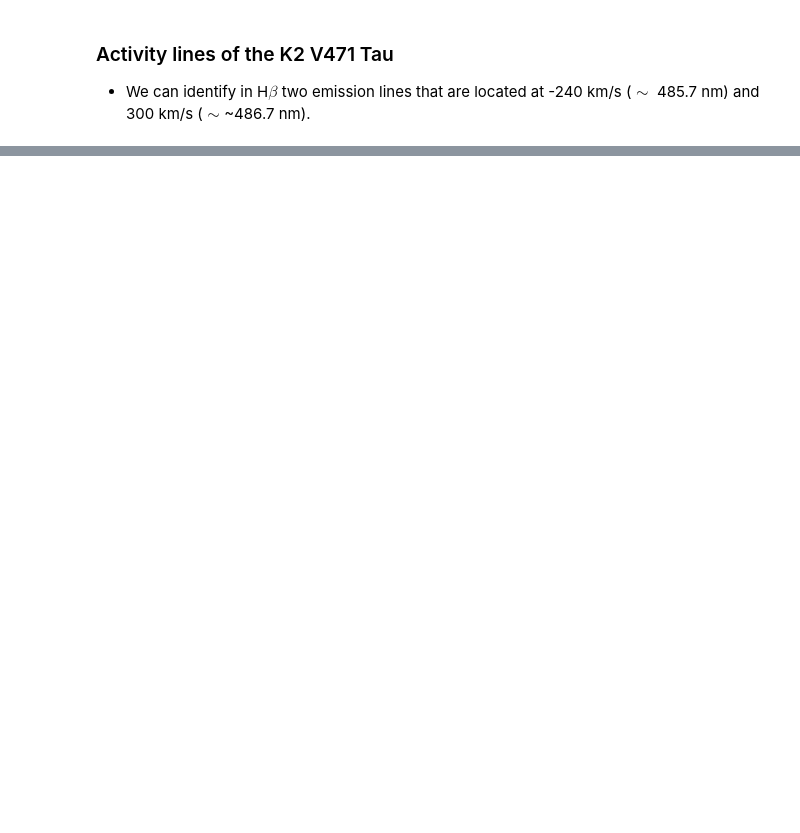
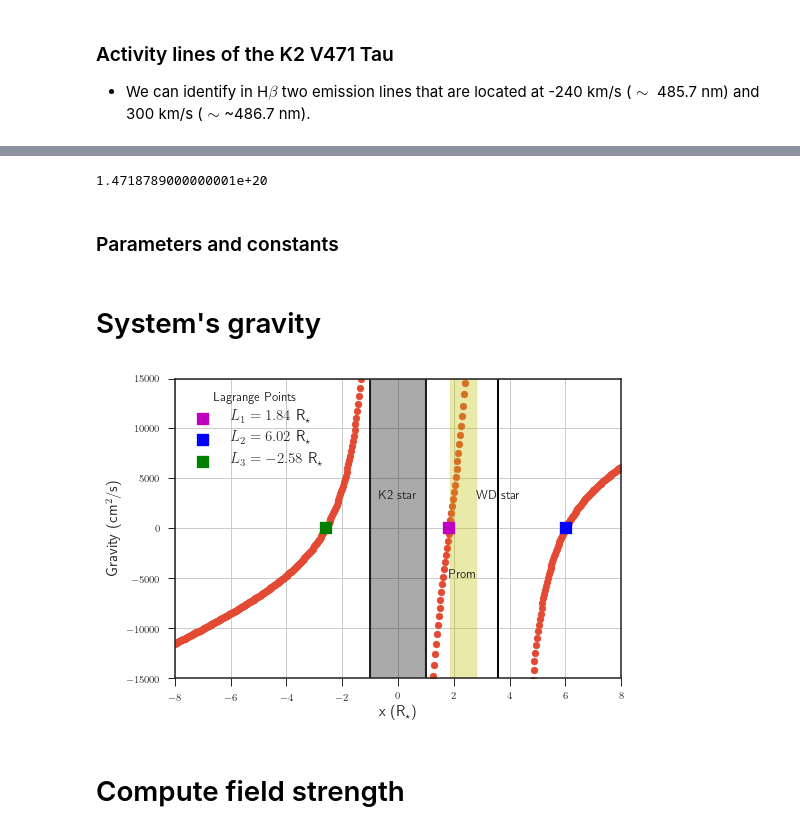
Before and after one commit to bzaire/Reports, a Jupyter notebook: ActivityLines.ipynb, the cells around one changed output, grey strips where cells are left out. Saved outputs shown, nothing was run; the diff lists cells and outputs as text; code cells hidden in the pictures; blank space fills up the shorter version.

Commit message:
fixed error in gravity

```diff
--- a/ActivityLines.ipynb
+++ b/ActivityLines.ipynb
@@ -237,0 +28,6 @@ MS = (CM + Dprom)/(Dprom - CM)
+# %%
+47.70*3.0857e18
+# %% [output]
+1.4718789000000001e+20
+# %% [markdown]
+### Parameters and constants
@@ -237,0 +90,71 @@ MS = (CM + Dprom)/(Dprom - CM)
+# %% [markdown]
+# System's gravity
+# %%
+def grav(x):
+    # Define local gravity
+    return - G*Mk2/x**2*x/N.abs(x) + G*Mwd/(Dwd - x)**2*(Dwd - x)/N.abs(Dwd - x) + Omega**2*(x - Dcm)
+
+
+
+
+#####
+xtmp = N.linspace(-8*Rk2,8*Rk2, 500)
+cond = N.bitwise_and(N.abs(xtmp) > Rk2, N.abs(xtmp - Dwd) > Rwd)
+x = xtmp[cond]
+### Gravity
+y = grav(x)
+
+### Plot
+P.style.use(['seaborn-white', 'seaborn-paper', 'seaborn-ticks'])
+
+fig = P.figure(dpi=90)
+
+# K2
+P.scatter(x/Rk2, (y))
+P.plot(N.ones(10), N.linspace(-1e5,1.e5, 10), 'k')
+P.plot(-N.ones(10), N.linspace(-1.e5,1.e5, 10), 'k')
+P.fill_between(xtmp[N.abs(xtmp) <= Rk2]/Rk2, -1.e5,1.e5, color='k', alpha=1./3)
+
+# WD
+P.plot((Dwd+Rwd)*N.ones(10)/Rk2, N.linspace(-1.e5,1.e5, 10), 'k')
+P.plot((Dwd-Rwd)*N.ones(10)/Rk2, N.linspace(-1.e5,1.e5, 10), 'k')
+
+# Prominence
+P.fill_between(xtmp[N.abs(xtmp - Dprom) <= l]/Rk2, -1.e5,1.e5, color='y', alpha=1./3)
+
+
+
+# L1 point
+Dl1 = 1.84*Rk2     # in cm; distance fo the L1 point to the centre of the K2 star
+P.scatter(Dl1/Rk2, 0, marker='s', s=100, color='m', label=r'$L_1 = 1.84$ R$_\star$')
+
+
+# L2 point
+Dl2 = 6.02*Rk2    # in cm; distance fo the L2 point to the centre of the K2 star
+P.scatter(Dl2/Rk2, 0, marker='s', s=100, color='b', label=r'$L_2 = 6.02$ R$_\star$')
+
+
+# L3 point
+Dl3 = -2.58*Rk2    # in cm; distance fo the L3 point to the centre of the K2 star
+P.scatter(Dl3/Rk2, 0, marker='s', s=100, color='g', label=r'$L_3 = -2.58$ R$_\star$')
+
+
+P.text(0, 3.e3, 'K2 star', ha='center')
+P.text(Dwd/Rk2, 3.e3, 'WD star', ha='center')
+P.text(Dprom/Rk2, -5000, 'Prom', ha='center')
+
+
+P.xlabel(r'x (R$_\star$)',fontsize='large')
+P.ylabel(r'Gravity (cm$^2$/s)',fontsize='large')
+
+P.legend(title='Lagrange Points', loc='upper left', fontsize='large')
+
+#P.ylim((1.e2,1.e5)); P.yscale('log')
+P.ylim((-15000,15000))
+P.xlim((-8,8))
+P.grid()
+P.show()
+# %% [output]
+[figure, added]
+# %% [markdown]
+# Compute field strength
```
Also changed, not shown: parts of 14 cells of this notebook.
